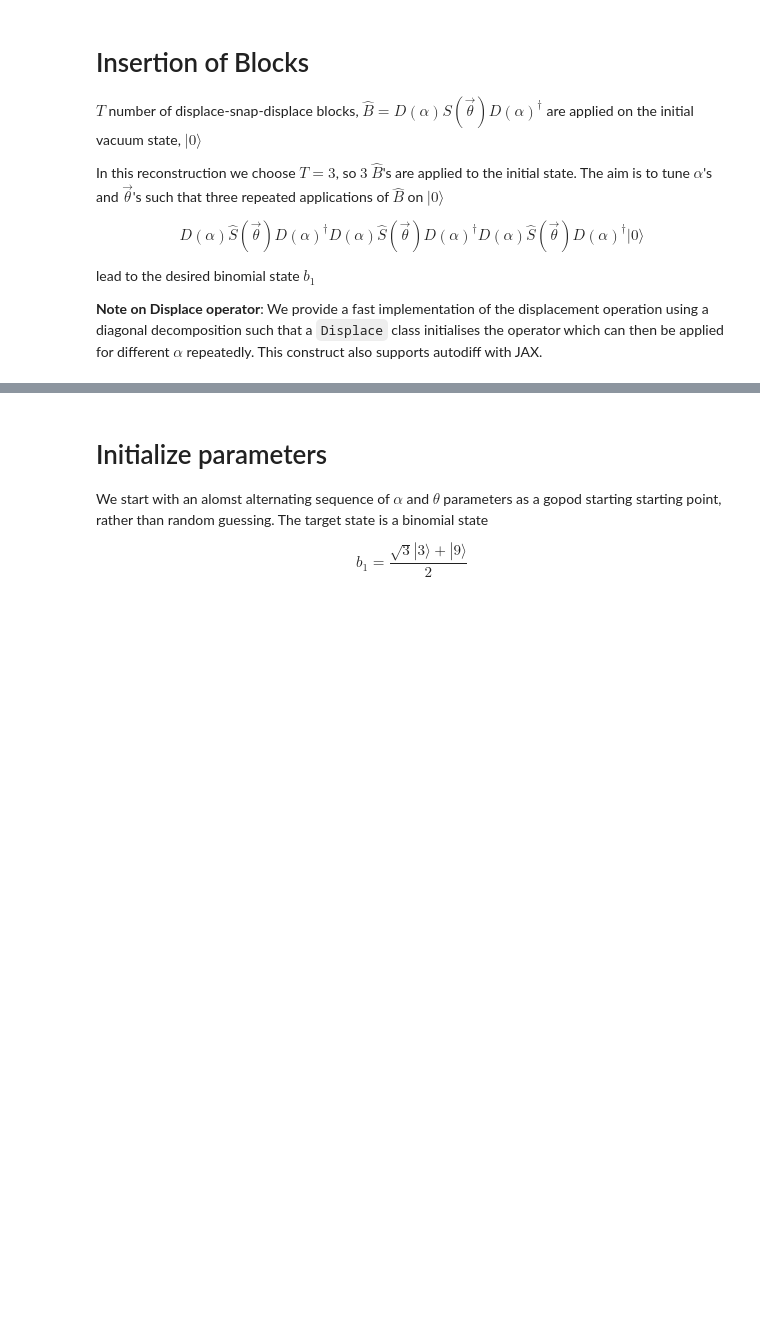
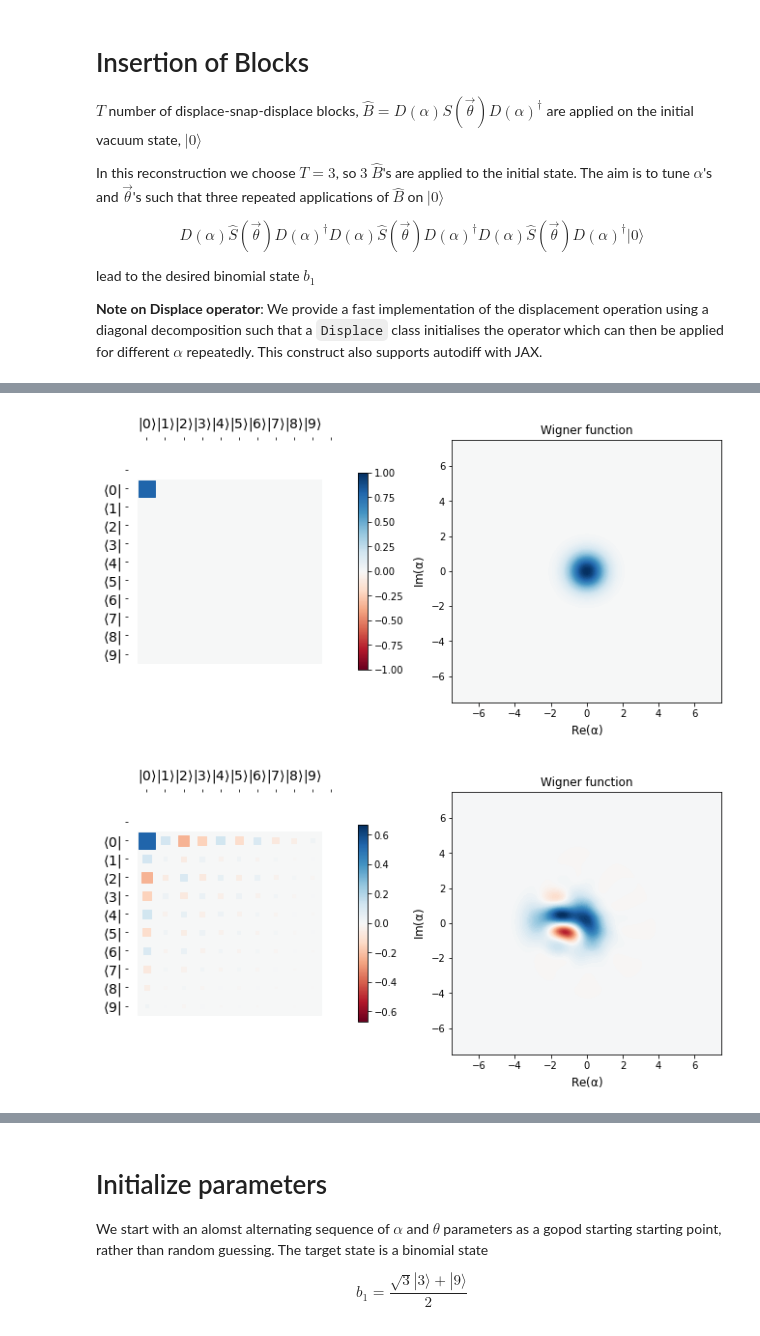
Before and after one commit to qgrad/qgrad, a Jupyter notebook: examples/Efficient Cavity Control with SNAP Gates.ipynb, the cells around one changed output, grey strips where cells are left out. Saved outputs shown, nothing was run; the diff lists cells and outputs as text; code cells hidden in the pictures; blank space fills up the shorter version.

Commit message:
plot the application of apply blocks with random params and show the target state

```diff
--- a/examples/Efficient Cavity Control with SNAP Gates.ipynb
+++ b/examples/Efficient Cavity Control with SNAP Gates.ipynb
@@ -161,0 +169,26 @@ def apply_blocks(alphas, thetas, initial_state):
+# %%
+def show_state(state):
+    """Shows the Hinton plot and Wigner function for the state"""
+    fig, ax = plt.subplots(1, 2, figsize=(11, 5))
+    if state.shape[1] == 1: # State is a ket
+        dm = Qobj(onp.array(jnp.dot(state, dag(state))))
+        hinton(dm, ax=ax[0])
+        plot_wigner(dm, ax=ax[1])
+    plt.show()
+
+N = 10
+
+initial_state = basis(N, 0) # initial vacuum state
+show_state(initial_state)
+
+alphas = jnp.array([1., 0.5, 1.]) # Displace parameters
+
+theta1, theta2, theta3 = [0.5], [0.5, 1.5, 0.5], [0.5, 1.5, 0.5, 1.3] # SNAP parameters
+# NOTE: No input values to JAX differentiable functions should be int
+thetas = jnp.array([pad_thetas(N, p) for p in [theta1, theta2, theta3]])
+
+evolved_state = apply_blocks(alphas, thetas, initial_state)
+show_state(evolved_state)
+# %% [output]
+[figure, added]
+[figure, added]
```
Also changed, not shown: parts of 3 cells of this notebook.
